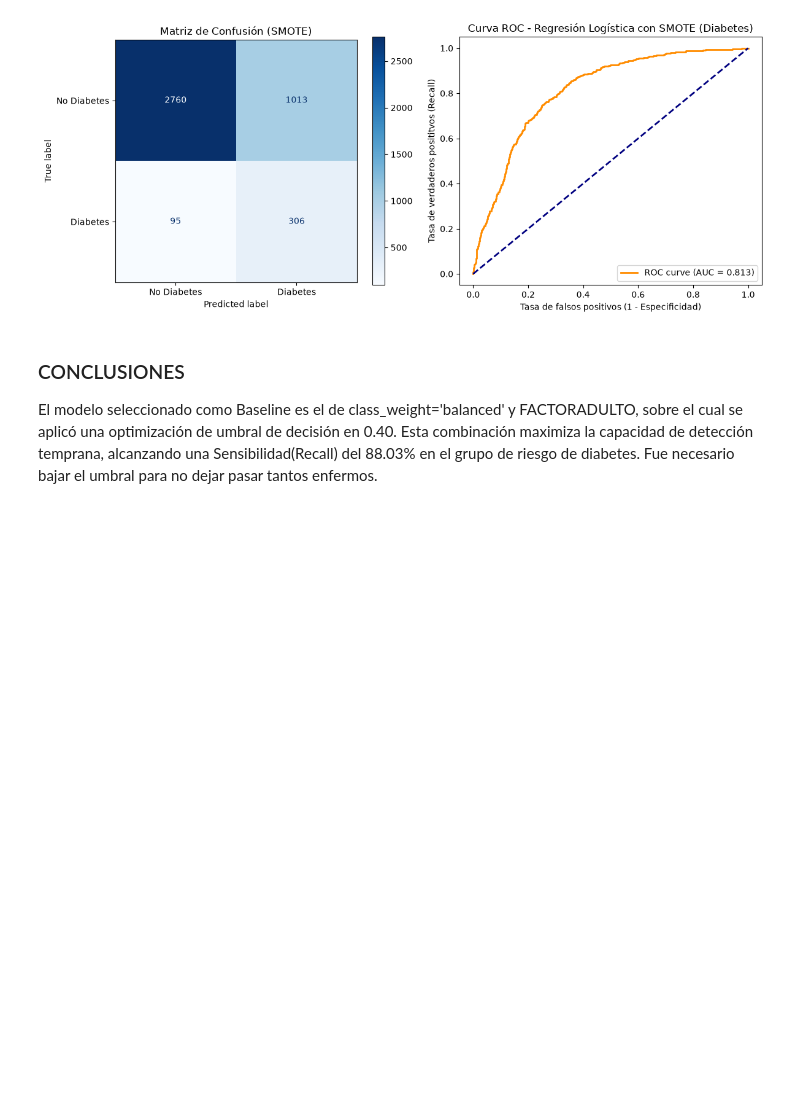
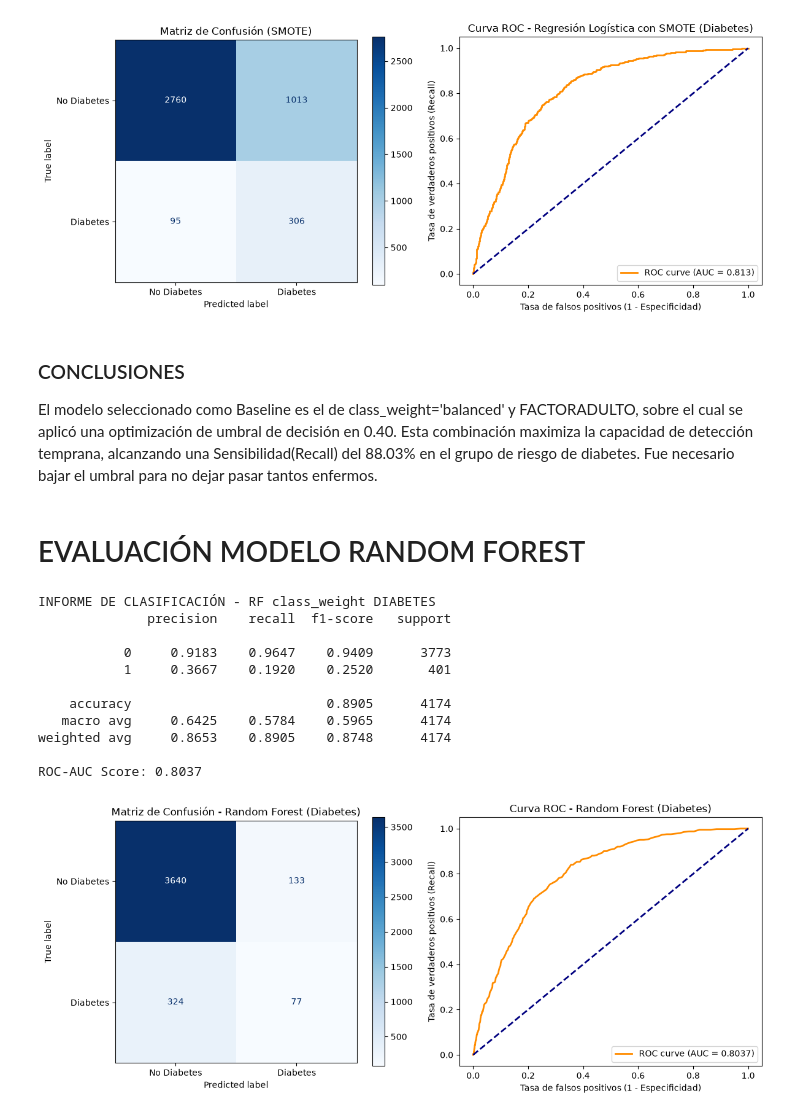
Before and after one commit to aldyvergara22-create/Hypertension-Diabetes-ML-detection, a Jupyter notebook: notebooks/06_Evaluación_Modelos_Diabetes.ipynb, the cells around one changed output. Cells and saved outputs as stored; diff of their text form; code cells hidden in the pictures; blank space fills up the shorter version.

Commit message:
Avances en modelado

```diff
--- a/notebooks/06_Evaluación_Modelos_Diabetes.ipynb
+++ b/notebooks/06_Evaluación_Modelos_Diabetes.ipynb
@@ -192,3 +192,62 @@ ROC-AUC Score: 0.8132
 ### CONCLUSIONES
 
 El modelo seleccionado como Baseline es el de class_weight='balanced' y FACTORADULTO, sobre el cual se aplicó una optimización de umbral de decisión en 0.40. Esta combinación maximiza la capacidad de detección temprana, alcanzando una Sensibilidad(Recall) del 88.03% en el grupo de riesgo de diabetes. Fue necesario bajar el umbral para no dejar pasar tantos enfermos.
+# %% [markdown]
+# EVALUACIÓN MODELO RANDOM FOREST
+# %%
+# Cargar modelo Random Forest
+
+rf_diab_class_weight = joblib.load("../models/random_forest_diab_class_weight.joblib")
+rf_diab = joblib.load("../models/random_forest_diab.joblib")
+rf_smote_diab = joblib.load("../models/rf_smote_diabetes.joblib")
+brf_diabetes = joblib.load("../models/balanced_random_forest_diab.joblib")
+rf_subsample = joblib.load("../models/subsample_random_forest_diab.joblib")
+brf_opt= joblib.load("../models/brf_diab_opt.joblib")
+# %%
+# ========================================================
+# EVALUACIÓN RANDOM FOREST ('class_weight') - DIABETES
+# ========================================================
+
+# Predicciones
+y_pred_rf_diab_class_weight = rf_diab_class_weight.predict(X_test_diab)
+y_proba_rf_diab_class_weight = rf_diab_class_weight.predict_proba(X_test_diab)[:, 1]
+
+print("INFORME DE CLASIFICACIÓN - RF class_weight DIABETES")
+print(classification_report(y_test_diab, y_pred_rf_diab_class_weight, digits=4))
+
+# ROC-AUC
+auc_rf_diab_class_weight = roc_auc_score(y_test_diab, y_proba_rf_diab_class_weight)
+print(f"ROC-AUC Score: {auc_rf_diab_class_weight:.4f}")
+
+# Matriz de confusión
+fig, axes = plt.subplots(1, 2, figsize=(12, 5))
+
+cm_rf_diab_class_weight = confusion_matrix(y_test_diab, y_pred_rf_diab_class_weight)
+disp_rf_diab_class_weight = ConfusionMatrixDisplay(confusion_matrix=cm_rf_diab_class_weight, display_labels=["No Diabetes", "Diabetes"])
+disp_rf_diab_class_weight.plot(ax=axes[0], cmap="Blues", values_format="d")
+axes[0].set_title("Matriz de Confusión - Random Forest (Diabetes)")
+
+# Curva ROC
+fpr_rf_diab_class_weight, tpr_rf_diab_class_weight, _ = roc_curve(y_test_diab, y_proba_rf_diab_class_weight)
+axes[1].plot(fpr_rf_diab_class_weight, tpr_rf_diab_class_weight, color="darkorange", lw=2, label=f"ROC curve (AUC = {auc_rf_diab_class_weight:.4f})")
+axes[1].plot([0, 1], [0, 1], color="navy", lw=2, linestyle="--")
+axes[1].set_xlabel("Tasa de falsos positivos (1 - Especificidad)")
+axes[1].set_ylabel("Tasa de verdaderos positivos (Recall)")
+axes[1].set_title("Curva ROC - Random Forest (Diabetes)")
+axes[1].legend(loc="lower right")
+
+plt.tight_layout()
+plt.show()
+# %% [output]
+INFORME DE CLASIFICACIÓN - RF class_weight DIABETES
+              precision    recall  f1-score   support
+
+           0     0.9183    0.9647    0.9409      3773
+           1     0.3667    0.1920    0.2520       401
+
+    accuracy                         0.8905      4174
+   macro avg     0.6425    0.5784    0.5965      4174
+weighted avg     0.8653    0.8905    0.8748      4174
+
+ROC-AUC Score: 0.8037
+[figure, added]
```
Also changed, not shown: parts of 16 cells of this notebook, 3 other files.
